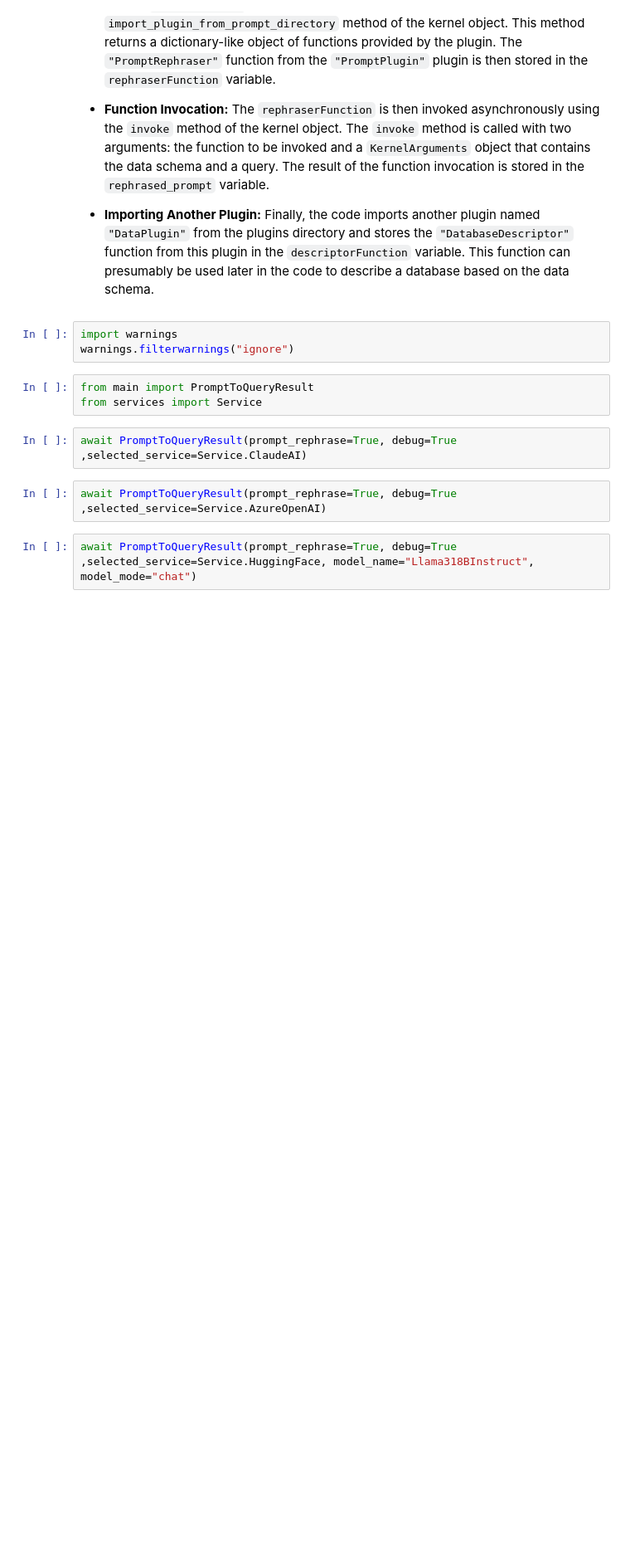
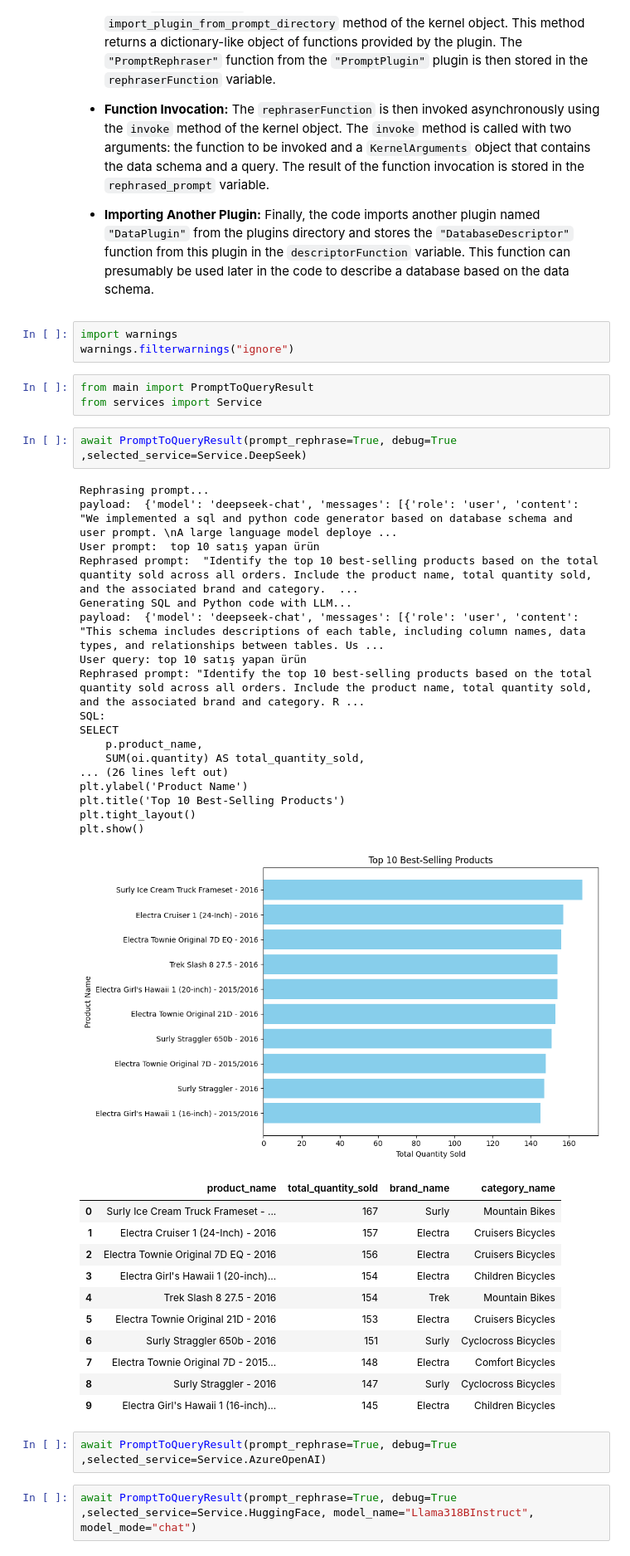
Before and after one commit to baykalucar/SemanticQueries, a Jupyter notebook: demo.ipynb, the cells around one changed output. Shown: that part at 83% size. Drawn from its saved outputs; the diff is of its cells as text; blank space fills up the shorter version.

Commit message:
Deepseek servis eklendi.

```diff
--- a/demo.ipynb
+++ b/demo.ipynb
@@ -36,7 +36,37 @@ warnings.filterwarnings("ignore")
 from main import PromptToQueryResult
 from services import Service
 # %%
-await PromptToQueryResult(prompt_rephrase=True, debug=True ,selected_service=Service.ClaudeAI)
+await PromptToQueryResult(prompt_rephrase=True, debug=True ,selected_service=Service.DeepSeek)
+# %% [output]
+Rephrasing prompt...
+payload:  {'model': 'deepseek-chat', 'messages': [{'role': 'user', 'content': "We implemented a sql and python code generator based on database schema and user prompt. \nA large language model deploye ...
+User prompt:  top 10 satış yapan ürün
+Rephrased prompt:  "Identify the top 10 best-selling products based on the total quantity sold across all orders. Include the product name, total quantity sold, and the associated brand and category.  ...
+Generating SQL and Python code with LLM...
+payload:  {'model': 'deepseek-chat', 'messages': [{'role': 'user', 'content': "This schema includes descriptions of each table, including column names, data types, and relationships between tables. Us ...
+User query: top 10 satış yapan ürün
+Rephrased prompt: "Identify the top 10 best-selling products based on the total quantity sold across all orders. Include the product name, total quantity sold, and the associated brand and category. R ...
+SQL:
+SELECT
+    p.product_name,
+    SUM(oi.quantity) AS total_quantity_sold,
+... (26 lines left out)
+plt.ylabel('Product Name')
+plt.title('Top 10 Best-Selling Products')
+plt.tight_layout()
+plt.show()
+[figure, added]
+|  | product_name | total_quantity_sold | brand_name | category_name |
+| 0 | Surly Ice Cream Truck Frameset - ... | 167 | Surly | Mountain Bikes |
+| 1 | Electra Cruiser 1 (24-Inch) - 2016 | 157 | Electra | Cruisers Bicycles |
+| 2 | Electra Townie Original 7D EQ - 2016 | 156 | Electra | Cruisers Bicycles |
+| 3 | Electra Girl's Hawaii 1 (20-inch)... | 154 | Electra | Children Bicycles |
+| 4 | Trek Slash 8 27.5 - 2016 | 154 | Trek | Mountain Bikes |
+| 5 | Electra Townie Original 21D - 2016 | 153 | Electra | Cruisers Bicycles |
+| 6 | Surly Straggler 650b - 2016 | 151 | Surly | Cyclocross Bicycles |
+| 7 | Electra Townie Original 7D - 2015... | 148 | Electra | Comfort Bicycles |
+| 8 | Surly Straggler - 2016 | 147 | Surly | Cyclocross Bicycles |
+| 9 | Electra Girl's Hawaii 1 (16-inch)... | 145 | Electra | Children Bicycles |
 # %%
 await PromptToQueryResult(prompt_rephrase=True, debug=True ,selected_service=Service.AzureOpenAI)
 # %%
```
Also changed, not shown: 5 other files.
